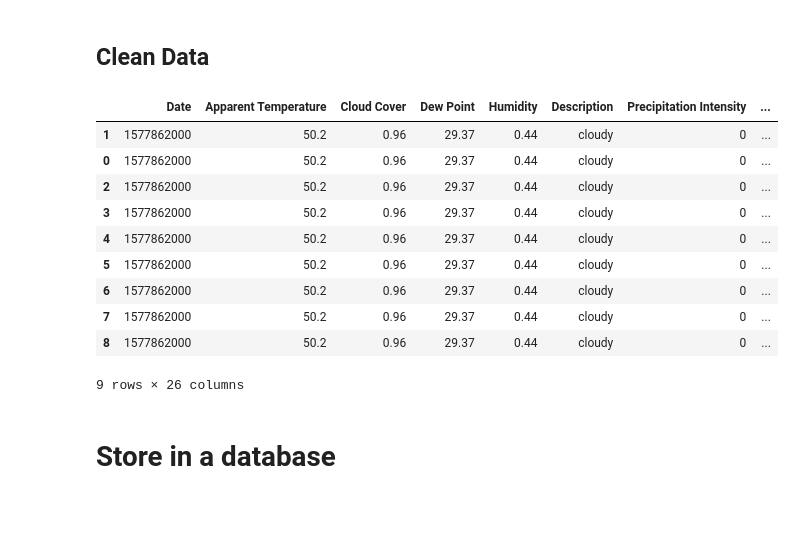
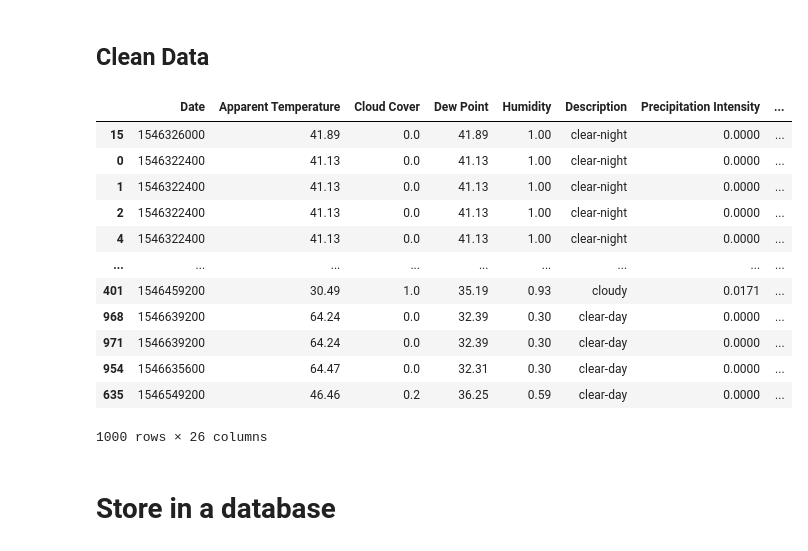
Before and after one commit to eanord4/First-Project, a Jupyter notebook: first-project.ipynb, the cells around one changed output. Saved outputs shown, nothing was run; the diff lists cells and outputs as text; code cells hidden in the pictures; blank space fills up the shorter version.

```diff
--- a/first-project.ipynb
+++ b/first-project.ipynb
@@ -12,7 +13,7 @@ from classes.database import Database
 ## Perform API Call - Austin Crime Data (data.austintexas.gov)
 # %%
 obj_crime = Crime()
-json_crime = obj_crime.get_json_crime("2020-01-01T01:00:00", "2020-01-01T02:00:00")
+json_crime = obj_crime.get_json_crime("2019-01-01T00:00:00", "2019-12-31T23:59:59")
 df_crime = obj_crime.get_df_crime(json_crime)
 df_crime
 # %% [output]
@@ -29,19 +34,2 @@ df_crime
 # %% [markdown]
 ## Perform API Call - Weather Data (Dark Sky)
-# %%
-# Create a weather object
-obj_weather = Weather()
-
-# Remove duplicated dates
-epochs = df_crime["Epoch"].drop_duplicates()
-
-# Initialize a json object
-json_weather = []
-
-# Loop through the epoch column in the crimes dataframe and get the weather
-for epoch in epochs:
-    json_weather += obj_weather.get_json_weather(epoch)
-
-df_weather = obj_weather.get_df_weather(json_weather)
-
-df_weather
@@ -72,24 +62,22 @@ df_result = pd.merge(df_weather, df_crime, left_on="Date", right_on="Epoch", how
 # %%
 # Sorting by incident number
 df_result.sort_values("Incident Number", inplace = True)
 
-# Dropping ALL duplicate values
-df_result.drop_duplicates(subset ="Incident Number",
-                     keep = "first", inplace = True)
-
 df_result
 # %% [output]
 |  | Date | Apparent Temperature | Cloud Cover | Dew Point | Humidity | Description | Precipitation Intensity | ... |
-| 1 | 1577862000 | 50.2 | 0.96 | 29.37 | 0.44 | cloudy | 0 | ... |
-| 0 | 1577862000 | 50.2 | 0.96 | 29.37 | 0.44 | cloudy | 0 | ... |
-| 2 | 1577862000 | 50.2 | 0.96 | 29.37 | 0.44 | cloudy | 0 | ... |
-| 3 | 1577862000 | 50.2 | 0.96 | 29.37 | 0.44 | cloudy | 0 | ... |
-| 4 | 1577862000 | 50.2 | 0.96 | 29.37 | 0.44 | cloudy | 0 | ... |
-| 5 | 1577862000 | 50.2 | 0.96 | 29.37 | 0.44 | cloudy | 0 | ... |
-| 6 | 1577862000 | 50.2 | 0.96 | 29.37 | 0.44 | cloudy | 0 | ... |
-| 7 | 1577862000 | 50.2 | 0.96 | 29.37 | 0.44 | cloudy | 0 | ... |
-| 8 | 1577862000 | 50.2 | 0.96 | 29.37 | 0.44 | cloudy | 0 | ... |
+| 15 | 1546326000 | 41.89 | 0.0 | 41.89 | 1.00 | clear-night | 0.0000 | ... |
+| 0 | 1546322400 | 41.13 | 0.0 | 41.13 | 1.00 | clear-night | 0.0000 | ... |
+| 1 | 1546322400 | 41.13 | 0.0 | 41.13 | 1.00 | clear-night | 0.0000 | ... |
+| 2 | 1546322400 | 41.13 | 0.0 | 41.13 | 1.00 | clear-night | 0.0000 | ... |
+| 4 | 1546322400 | 41.13 | 0.0 | 41.13 | 1.00 | clear-night | 0.0000 | ... |
+| ... | ... | ... | ... | ... | ... | ... | ... | ... |
+| 401 | 1546459200 | 30.49 | 1.0 | 35.19 | 0.93 | cloudy | 0.0171 | ... |
+| 968 | 1546639200 | 64.24 | 0.0 | 32.39 | 0.30 | clear-day | 0.0000 | ... |
+| 971 | 1546639200 | 64.24 | 0.0 | 32.39 | 0.30 | clear-day | 0.0000 | ... |
+| 954 | 1546635600 | 64.47 | 0.0 | 32.31 | 0.30 | clear-day | 0.0000 | ... |
+| 635 | 1546549200 | 46.46 | 0.2 | 36.25 | 0.59 | clear-day | 0.0000 | ... |
-9 rows × 26 columns
+1000 rows × 26 columns
 # %% [markdown]
 # Store in a database
 # %%
```
Also changed, not shown: parts of 4 cells of this notebook.
